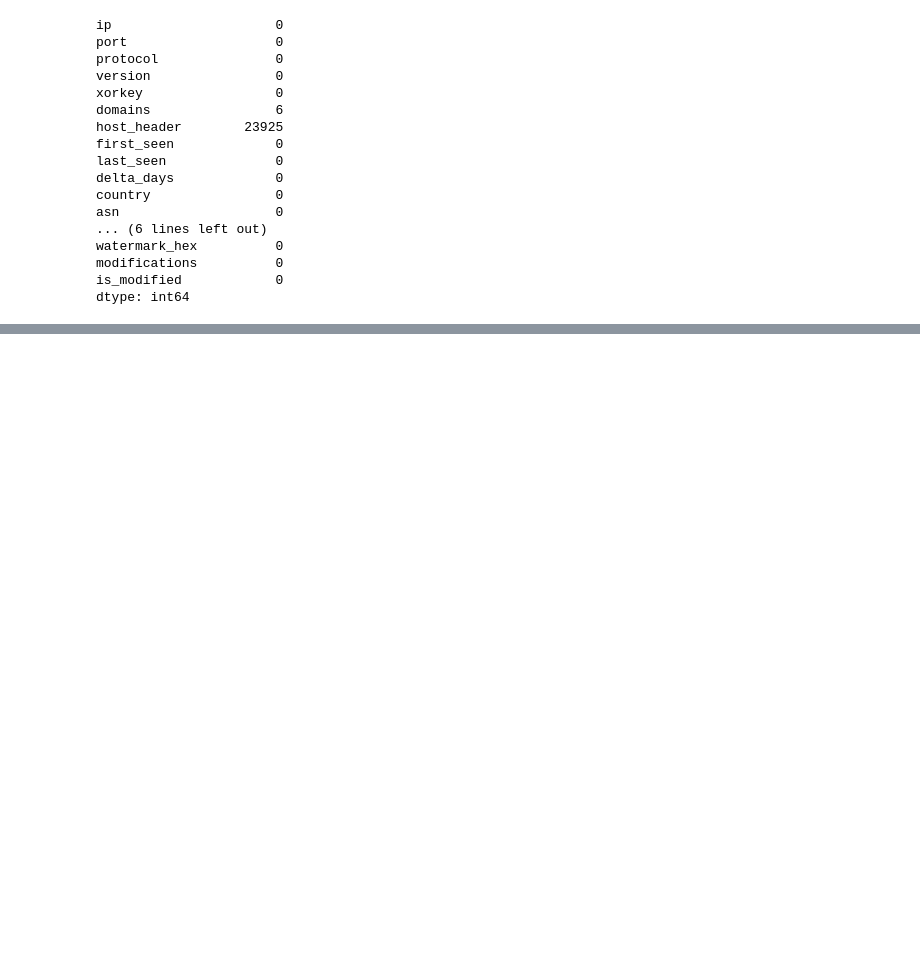
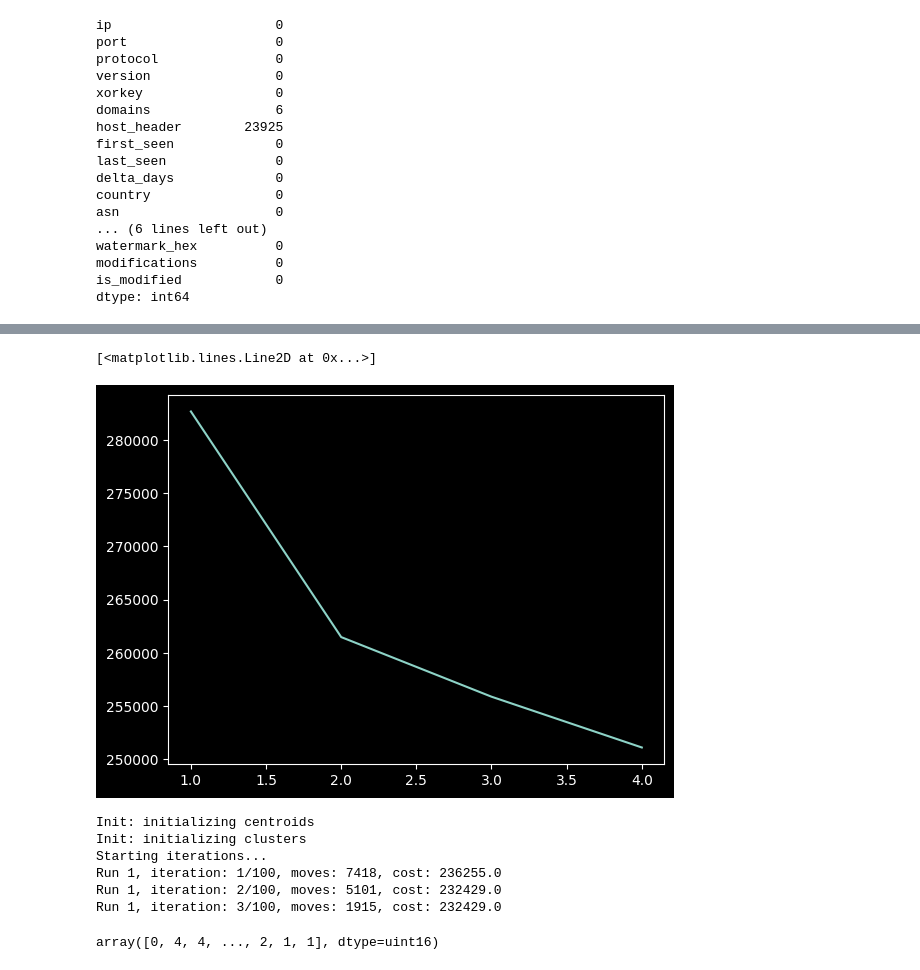
Before and after one commit to clivoa/cobaltstrikekmodes, a Jupyter notebook: kmodes_analysis.ipynb, the cells around one changed output, grey strips where cells are left out. Cells and saved outputs as stored; diff of their text form; code cells hidden in the pictures; blank space fills up the shorter version.

```diff
--- a/kmodes_analysis.ipynb
+++ b/kmodes_analysis.ipynb
@@ -139,0 +136,6 @@ data = df.fillna(0)
+# %%
+df_analysis = df [['ip', 'port', 'protocol', 'version', 'domains', 'host_header', 'delta_days', 'country', 'org', 'user_agent', 'spawnto_x86', 'spawnto_x64', 'procinj_execute', 'modifications', 'is_modified']]
+# %%
+df_analysis['delta_days_bin'] = pd.cut(df_analysis['delta_days'], [0, 100, 200, 300, 400, 500, 600, 700, 800, 900, 1000, 2000],
+                              labels=['0-100', '100-200', '200-300', '300-400','400-500','500-600','600-700', '700-800','800-900', '900-1000','1000-2000'])
+df_analysis  = df_analysis.drop('delta_days',axis = 1)
@@ -139,0 +207,5 @@ data = df.fillna(0)
+# %%
+from sklearn import preprocessing
+le = preprocessing.LabelEncoder()
+df_analysis = df_analysis.apply(le.fit_transform)
+df_analysis.head()
@@ -139,0 +263,6 @@ data = df.fillna(0)
+# %%
+beacon = []
+for num_clusters in list(range(1,5)):
+    kmode = KModes(n_clusters=num_clusters, init = "Cao", n_init = 1, verbose=1)
+    kmode.fit_predict(df_analysis)
+    beacon.append(kmode.cost_)
@@ -139,0 +290,20 @@ data = df.fillna(0)
+# %%
+y = np.array([i for i in range(1,5,1)])
+plt.plot(y,beacon)
+# %% [output]
+[<matplotlib.lines.Line2D at 0x...>]
+[figure, added]
+# %%
+km_cao = KModes(n_clusters=5, init = "Cao", n_init = 1, verbose=1)
+fitClusters_cao = km_cao.fit_predict(df_analysis)
+# %% [output]
+Init: initializing centroids
+Init: initializing clusters
+Starting iterations...
+Run 1, iteration: 1/100, moves: 7418, cost: 236255.0
+Run 1, iteration: 2/100, moves: 5101, cost: 232429.0
+Run 1, iteration: 3/100, moves: 1915, cost: 232429.0
+# %%
+fitClusters_cao
+# %% [output]
+array([0, 4, 4, ..., 2, 1, 1], dtype=uint16)
```
Also changed, not shown: parts of 39 cells of this notebook, 1 other file.
